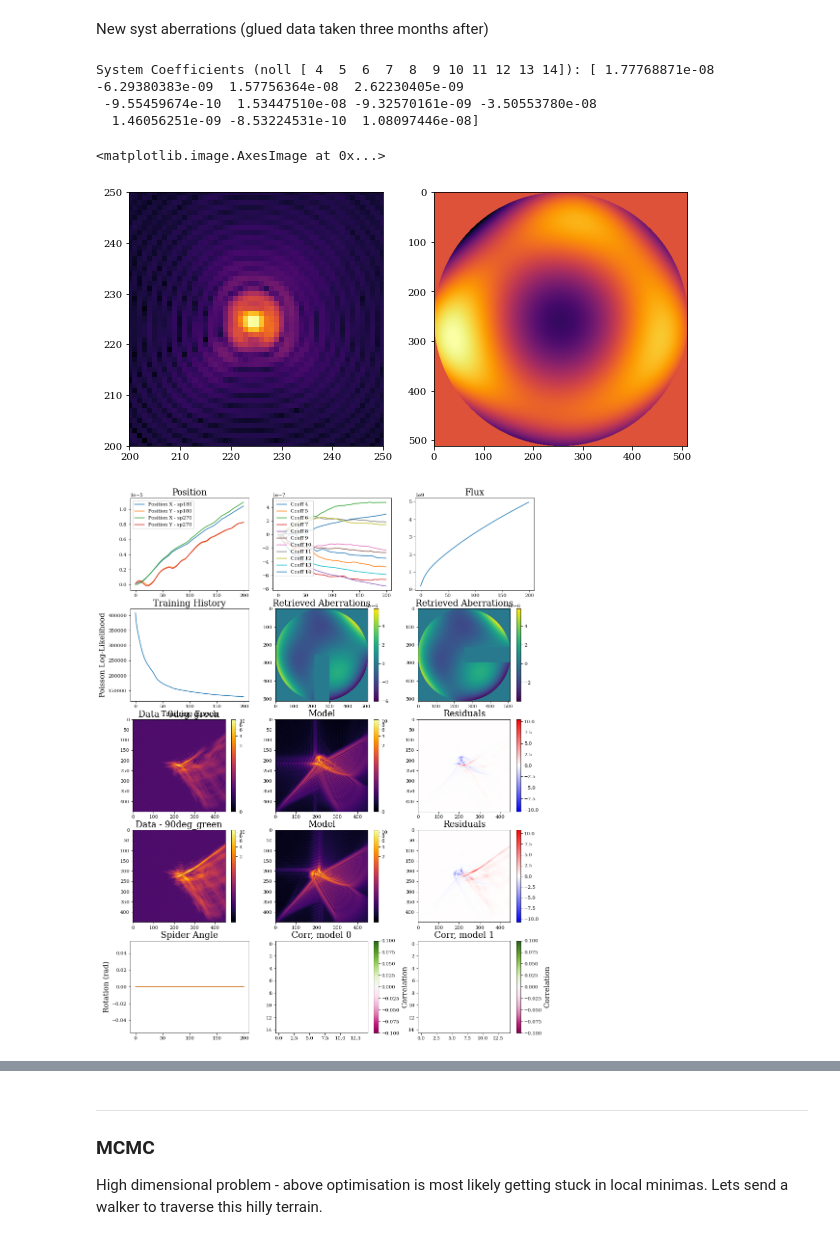
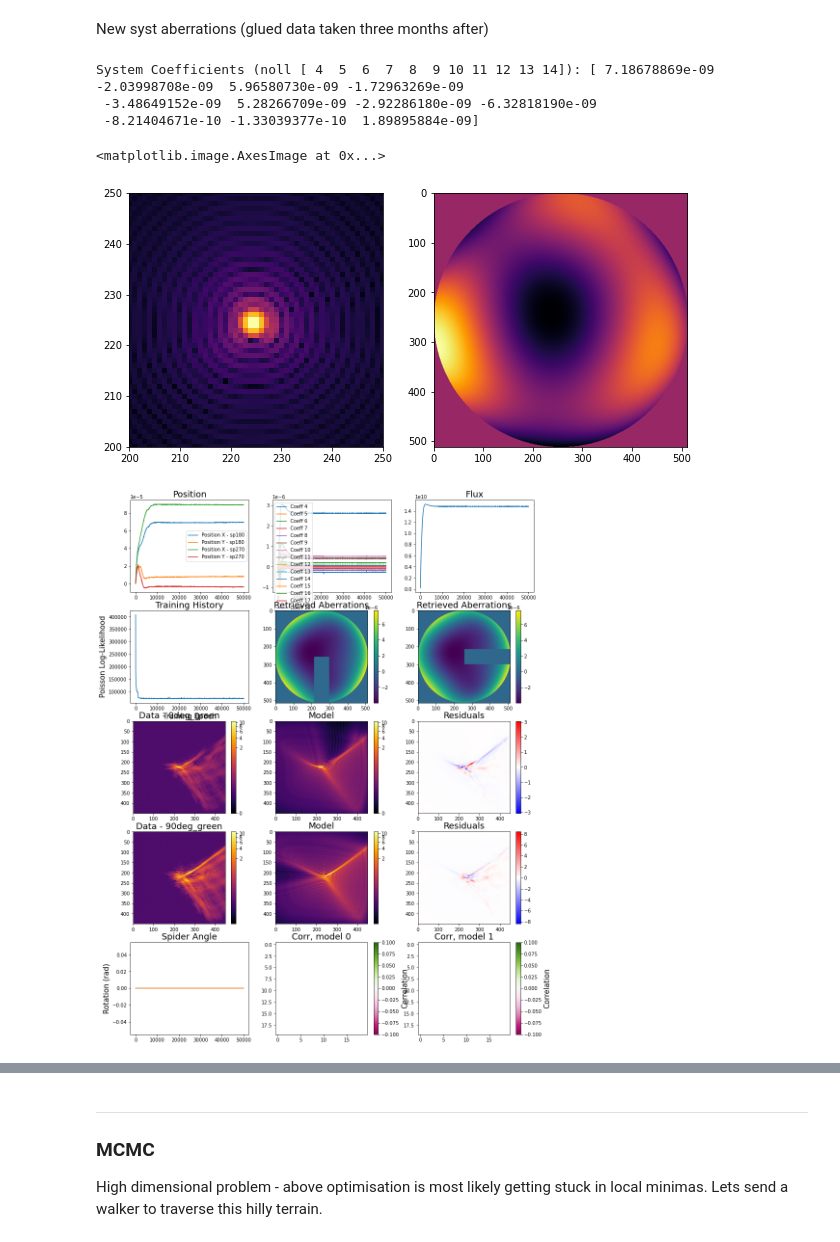
Before and after one commit to TolimanSpace/toliman_dp_design_testing, a Jupyter notebook: Gluing_Characterisation.ipynb, the cells around one changed output, grey strips where cells are left out. Cells and saved outputs as stored; diff of their text form; code cells hidden in the pictures.

Commit message:
glued retrieval w more coeffs

```diff
--- a/Gluing_Characterisation.ipynb
+++ b/Gluing_Characterisation.ipynb
@@ -393,7 +393,7 @@ def jax_0_4_24_logpmf(k: jnp.array, mu: jnp.array, loc: jnp.array = 0) -> jnp.ar
 # %%
 params = [
     'aperture.coefficients',
-    'spider.rotation',
+    # 'spider.rotation',
     'source.position',
     'source.flux',
     ]
@@ -408,12 +408,12 @@ optimisers = [
             # optax.adam(learning_rate=1e-7),
             # optax.adam(learning_rate=1e8),
             # optax.adam(learning_rate=learning_rate),
-            optax.adam(learning_rate=1e-9),
+            optax.adam(learning_rate=1e-8),
             # optax.sgd(learning_rate=1e-16),
 
-            optax.adam(learning_rate=1e-2),
-            optax.adam(learning_rate=1e-8),
-            optax.adam(learning_rate=1e7),
+            # optax.adam(learning_rate=1e-2),
+            optax.adam(learning_rate=1e-7),
+            optax.adam(learning_rate=1e8),
               ]
 
 @zdx.filter_jit
@@ -424,8 +424,8 @@ def loss_fn_poisson(model, data):
 
     # loss = -jsp.stats.poisson.logpmf(k=simu_psf, mu=data).sum()
     # loss = -jsp.stats.poisson.logpmf(k=data, mu=simu_psf).sum()
-    # loss = -jax_0_4_24_logpmf(k=data, mu=simu_psf).sum()
-    loss = ((data-simu_psf)**2).sum()
+    loss = -jax_0_4_24_logpmf(k=data, mu=simu_psf).sum()
+    # loss = ((data-simu_psf)**2).sum()
 
     return loss
 
@@ -1102,8 +1102,8 @@ ________________________________________________________________________________
 # %% [markdown]
 New intensity dist
 # %%
-intensity_dist = np.load(data_dir+"intensity/dithered_12_24_1sig.npy")
-plt.figure(figsize=(5,5))
-plt.title("Blurred re-sized")
-plt.imshow(intensity_dist)
-plt.colorbar()
+# intensity_dist = np.load(data_dir+"intensity/dithered_12_24_1sig.npy")
+# plt.figure(figsize=(5,5))
+# plt.title("Blurred re-sized")
+# plt.imshow(intensity_dist)
+# plt.colorbar()
@@ -1113,20 +1110,24 @@ plt.colorbar()
 # %% [markdown]
 New syst aberrations (glued data taken three months after)
 # %%
-f_aberr = "data/spider/retrieval_results/3_01_mean_coeffs_combined.npy"#"data/spider/retrieval_results/17_12_mean_coeffs_combined.npy"
+# f_aberr = "data/spider/retrieval_results/3_01_mean_coeffs_combined.npy" #"data/spider/retrieval_results/17_12_mean_coeffs_combined.npy"
+f_aberr = "data/spider/retrieval_results/17_12_mean_coeffs_combined.npy"
+
 syst_noll = jnp.arange(4, 15) # only first 14 Zernike modes (excluding piston and tip/tilt) are used to classify syst aberrations
 syst_coeffs = np.load(f_aberr)
 syst_basis = dlu.zernike_basis(js=syst_noll, diameter=aperture_diameter, coordinates=coords)
 print("System Coefficients (noll {}): {}".format(syst_noll,syst_coeffs))
 # %% [output]
-System Coefficients (noll [ 4  5  6  7  8  9 10 11 12 13 14]): [ 1.77768871e-08 -6.29380383e-09  1.57756364e-08  2.62230405e-09
- -9.55459674e-10  1.53447510e-08 -9.32570161e-09 -3.50553780e-08
-  1.46056251e-09 -8.53224531e-10  1.08097446e-08]
+System Coefficients (noll [ 4  5  6  7  8  9 10 11 12 13 14]): [ 7.18678869e-09 -2.03998708e-09  5.96580730e-09 -1.72963269e-09
+ -3.48649152e-09  5.28266709e-09 -2.92286180e-09 -6.32818190e-09
+ -8.21404671e-10 -1.33039377e-10  1.89895884e-09]
 # %%
 # Re-create base models with new syst aberrations
 psf_npix = 450                 # Number of pixels along one dim of the PSF
 psf_hlf_sz = int(psf_npix/2)   # half window sz of cropped data
+zernike_indicies = jnp.arange(4, 21)
 coeffs = jnp.zeros(zernike_indicies.shape)
+basis = dlu.zernike_basis(js=zernike_indicies, coordinates=coords, diameter=aperture_diameter)
 optical_systems = []
 transmissions = []
 for i in range(len(spider_angles)):
@@ -1148,34 +1149,34 @@ for i in range(len(spider_angles)):
 
     optical_systems.append(optics)
     transmissions.append(transmission)
 
 # Construct Optics
 optics_sp270  = optical_systems[0]
 optics_sp180 = optical_systems[1]
 
 # Check PSF for aberrated system
 layers = [
     ('SystemAberrations', dl.layers.BasisOptic(syst_basis, circle*intensity_dist, syst_coeffs, normalise=False)),
 ]
 
 optics = dl.AngularOpticalSystem(wf_npixels = wf_npixels,
                             diameter=wf_diam,
                             layers=layers,
                             psf_npixels=psf_npix,
                             psf_pixel_scale=psf_pixel_scale,
                             oversample=oversample)
 
 psf = optics.propagate_mono(green_laser_wl)
 plt.subplot(1,2,1)
 plt.imshow(psf**0.2)
 plt.xlim([200,250])
 plt.ylim([200,250])
 opd = optics.SystemAberrations.eval_basis()
 plt.subplot(1,2,2)
 plt.imshow(opd)
 # %% [output]
 <matplotlib.image.AxesImage at 0x...>
-[figure, old version]
+[figure, new version]
 # %%
 row_start, col_start = 1324, 2184 # Start coord of window on det where data was taken
 row_len, col_len = 510, 568   # window size of recorded data
@@ -1220,6 +1221,15 @@ rand_coeffs = np.random.rand(7)*1e-6
 coeffs = np.zeros(zernike_indicies.shape)
 appen = np.zeros(shape=(coeffs.shape[0] - rand_coeffs.shape[0],))
 rand_coeffs = np.concatenate((rand_coeffs,appen))
+
+MCMC_coeffs = np.array([-4.4e-6,2.7e-6,5e-8,6.2e-7,
+                        -2e-7,
+                        2.9e-6,
+                        -1e-6,
+                        1.1e-7,2e-7,1e-6,-1.15e-6])
+# MCMC_coeffs = np.array([-3.87e-6,2.12e-6,-9.4e-7,7.3e-7,-2e-7,2.5e-6,-1.4e-6,2.1e-7,5.9e-8,1e-6,-1.15e-6])
+MCMC_source_pos = np.array([0.2999e-3, 0.117e-3])
+MCMC_flux = np.array([1.3e10])
 
 # 2 loops for 2 diff source colours
 for i in range(1):
@@ -1232,8 +1242,12 @@ for i in range(1):
     instrument_sp270 = dl.Telescope(optics_sp270, ('source', source))
 
     # # start from different aberration point
-    # instrument_sp180 = instrument_sp180.set("aperture.coefficients", -rand_coeffs)
-    # instrument_sp270 = instrument_sp270.set("aperture.coefficients", -rand_coeffs)
+    # instrument_sp180 = instrument_sp180.set("aperture.coefficients", MCMC_coeffs)
+    # instrument_sp270 = instrument_sp270.set("aperture.coefficients", MCMC_coeffs)
+    # instrument_sp180 = instrument_sp180.set("source.position", MCMC_source_pos)
+    # instrument_sp270 = instrument_sp270.set("source.position", MCMC_source_pos)
+    # instrument_sp180 = instrument_sp180.set("source.flux", MCMC_flux)
+    # instrument_sp270 = instrument_sp270.set("source.flux", MCMC_flux)
 
     sim_psfs = [instrument_sp180.model(), instrument_sp270.model()]
     norm_psfs = [PowerNorm(0.2, vmax=sim_psf.max(), vmin=sim_psf.min()) for sim_psf in sim_psfs]
@@ -1277,7 +1291,7 @@ for i in range(1):
     configs = [instrument_sp180, instrument_sp270]
     optim, opt_state = zdx.get_optimiser(instrument_sp180, params, optimisers) # Needs to be iterable param (i.e. accessible via instrument class)
 
-    progress_bar = tqdm(range(200), desc='Loss: ')
+    progress_bar = tqdm(range(50000), desc='Loss: ')
 
     # Run optimisation loop
     net_losses, Coeffs, Positions_sp180, Positions_sp270, Fluxes, SpiderAngles= [],[],[],[],[],[]
@@ -1327,7 +1341,7 @@ for i in range(1):
     corr_matrices = []
     for k in range(len(configs)):
         cov = zdx.self_covariance_matrix(pytree=configs[k],
-                                         parameters=['spider.rotation', 'source.flux', 'source.position', 'aperture.coefficients'],
+                                         parameters=['source.flux', 'source.position', 'aperture.coefficients'],
                                          loglike_fn=zdx.bayes.poiss_loglike,
                                          )
         sqrt_cov = cov**0.5 # for stdevs
@@ -1429,7 +1443,7 @@ for i in range(1):
     glued_coeffs.append(configs[0].aperture.coefficients) # identical coeffs for both configs
     glued_source_pos.append([configs[0].source.position, configs[1].source.position])
 # %% [output]
-[figure, old version]
+[figure, new version]
 # %%
 # coeffs comparison
 green_glued_coeffs= glued_coeffs[0]
```
Also changed, not shown: parts of 11 cells of this notebook.
